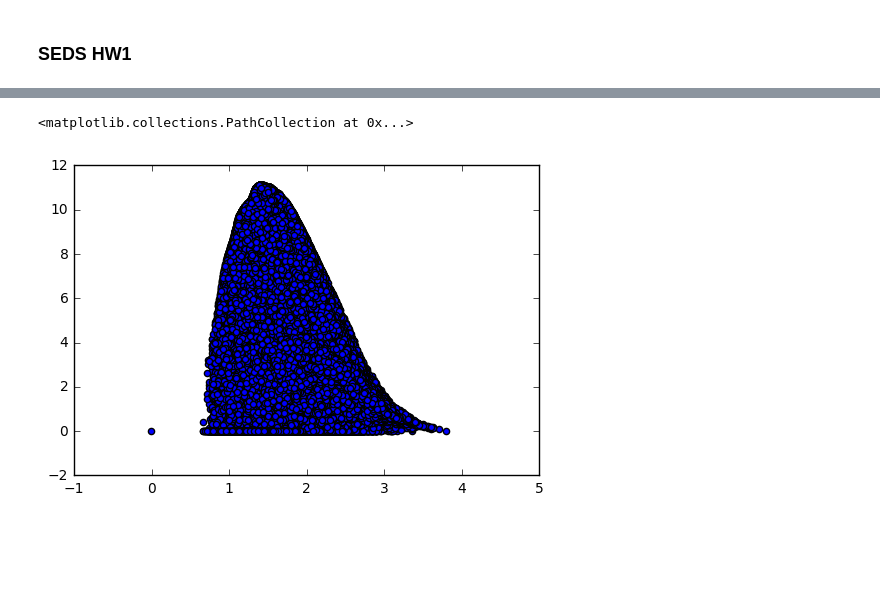
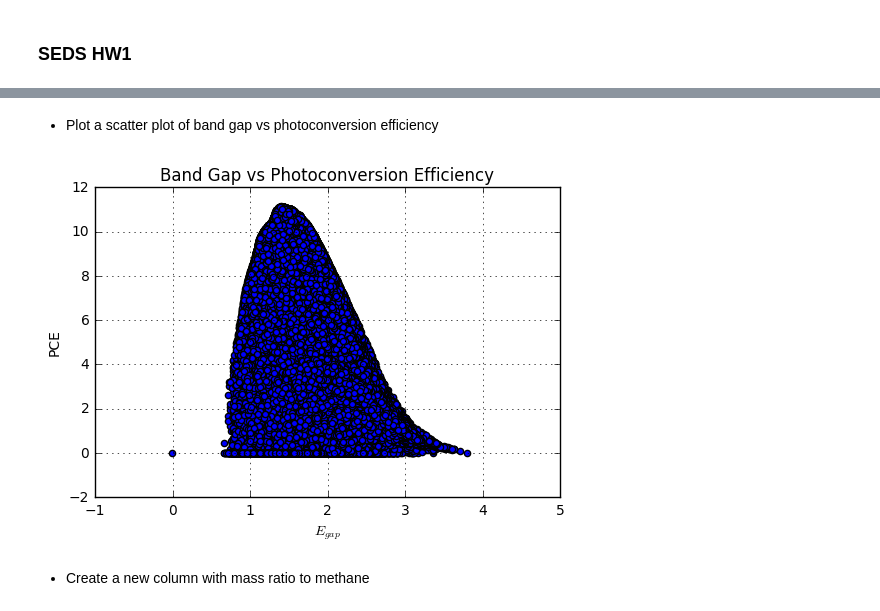
Before and after one commit to wfqethan/SEDS-HW1, a Jupyter notebook: seds-hw-1-Wang-Fangqi.ipynb, the cells around one changed output, grey strips where cells are left out. Cells and saved outputs as stored; diff of their text form; code cells hidden in the pictures; blank space fills up the shorter version.

```diff
--- a/seds-hw-1-Wang-Fangqi.ipynb
+++ b/seds-hw-1-Wang-Fangqi.ipynb
@@ -48,6 +42,12 @@ data.head()
-# %%
-# plt.scatter(voc, jsc)
-plt.scatter(gap,pce)
-# %% [output]
-<matplotlib.collections.PathCollection at 0x...>
-[figure, removed]
+# %% [markdown]
+* Plot a scatter plot of band gap vs photoconversion efficiency
+# %%
+plt.scatter(gap,pce)
+plt.xlabel('$E_{gap}$')
+plt.ylabel('PCE')
+plt.title('Band Gap vs Photoconversion Efficiency')
+plt.grid()
+# %% [output]
+[figure, added]
+# %% [markdown]
+* Create a new column with mass ratio to methane
```
Also changed, not shown: parts of 15 cells of this notebook.
